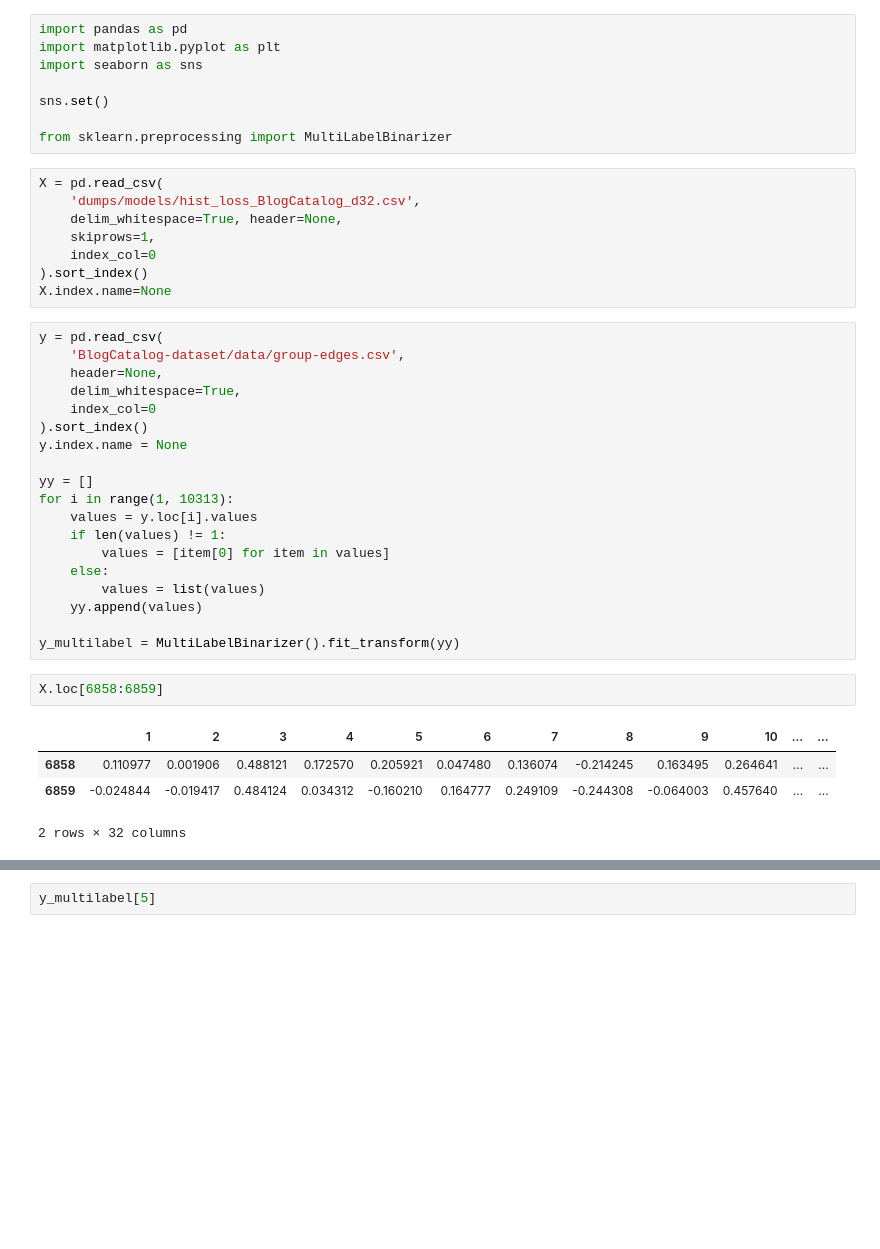
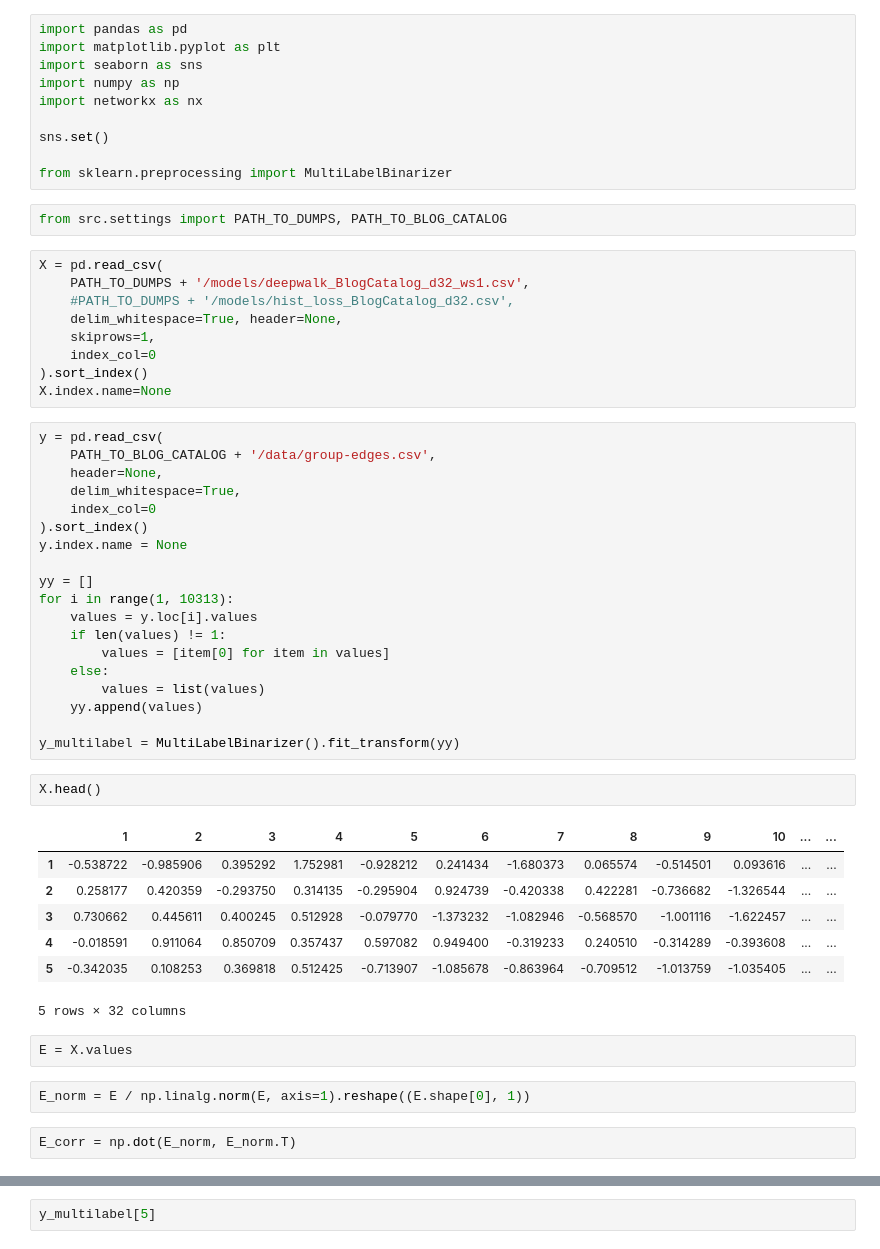
Before and after one commit to premolab/GraphEmbeddings, a Jupyter notebook: Main.ipynb, the cells around one changed output, grey strips where cells are left out. Saved outputs shown, nothing was run; the diff lists cells and outputs as text; blank space fills up the shorter version.

```diff
--- a/Main.ipynb
+++ b/Main.ipynb
@@ -2,13 +2,18 @@
 import pandas as pd
 import matplotlib.pyplot as plt
 import seaborn as sns
+import numpy as np
+import networkx as nx
 
 sns.set()
 
 from sklearn.preprocessing import MultiLabelBinarizer
+# %%
+from src.settings import PATH_TO_DUMPS, PATH_TO_BLOG_CATALOG
 # %%
 X = pd.read_csv(
-    'dumps/models/hist_loss_BlogCatalog_d32.csv',
+    PATH_TO_DUMPS + '/models/deepwalk_BlogCatalog_d32_ws1.csv',
+    #PATH_TO_DUMPS + '/models/hist_loss_BlogCatalog_d32.csv',
     delim_whitespace=True, header=None,
     skiprows=1,
     index_col=0
@@ -16,7 +21,7 @@ X = pd.read_csv(
 X.index.name=None
 # %%
 y = pd.read_csv(
-    'BlogCatalog-dataset/data/group-edges.csv',
+    PATH_TO_BLOG_CATALOG + '/data/group-edges.csv',
     header=None,
     delim_whitespace=True,
     index_col=0
@@ -33,10 +38,19 @@ for i in range(1, 10313):
     yy.append(values)
 
 y_multilabel = MultiLabelBinarizer().fit_transform(yy)
-# %%
-X.loc[6858:6859]
-# %% [output]
-|  | 1 | 2 | 3 | 4 | 5 | 6 | 7 | 8 | 9 | 10 | ... | ... |
-| 6858 | 0.110977 | 0.001906 | 0.488121 | 0.172570 | 0.205921 | 0.047480 | 0.136074 | -0.214245 | 0.163495 | 0.264641 | ... | ... |
-| 6859 | -0.024844 | -0.019417 | 0.484124 | 0.034312 | -0.160210 | 0.164777 | 0.249109 | -0.244308 | -0.064003 | 0.457640 | ... | ... |
-2 rows × 32 columns
+# %%
+X.head()
+# %% [output]
+|  | 1 | 2 | 3 | 4 | 5 | 6 | 7 | 8 | 9 | 10 | ... | ... |
+| 1 | -0.538722 | -0.985906 | 0.395292 | 1.752981 | -0.928212 | 0.241434 | -1.680373 | 0.065574 | -0.514501 | 0.093616 | ... | ... |
+| 2 | 0.258177 | 0.420359 | -0.293750 | 0.314135 | -0.295904 | 0.924739 | -0.420338 | 0.422281 | -0.736682 | -1.326544 | ... | ... |
+| 3 | 0.730662 | 0.445611 | 0.400245 | 0.512928 | -0.079770 | -1.373232 | -1.082946 | -0.568570 | -1.001116 | -1.622457 | ... | ... |
+| 4 | -0.018591 | 0.911064 | 0.850709 | 0.357437 | 0.597082 | 0.949400 | -0.319233 | 0.240510 | -0.314289 | -0.393608 | ... | ... |
+| 5 | -0.342035 | 0.108253 | 0.369818 | 0.512425 | -0.713907 | -1.085678 | -0.863964 | -0.709512 | -1.013759 | -1.035405 | ... | ... |
+5 rows × 32 columns
+# %%
+E = X.values
+# %%
+E_norm = E / np.linalg.norm(E, axis=1).reshape((E.shape[0], 1))
+# %%
+E_corr = np.dot(E_norm, E_norm.T)
```
Also changed, not shown: parts of 16 cells of this notebook.
